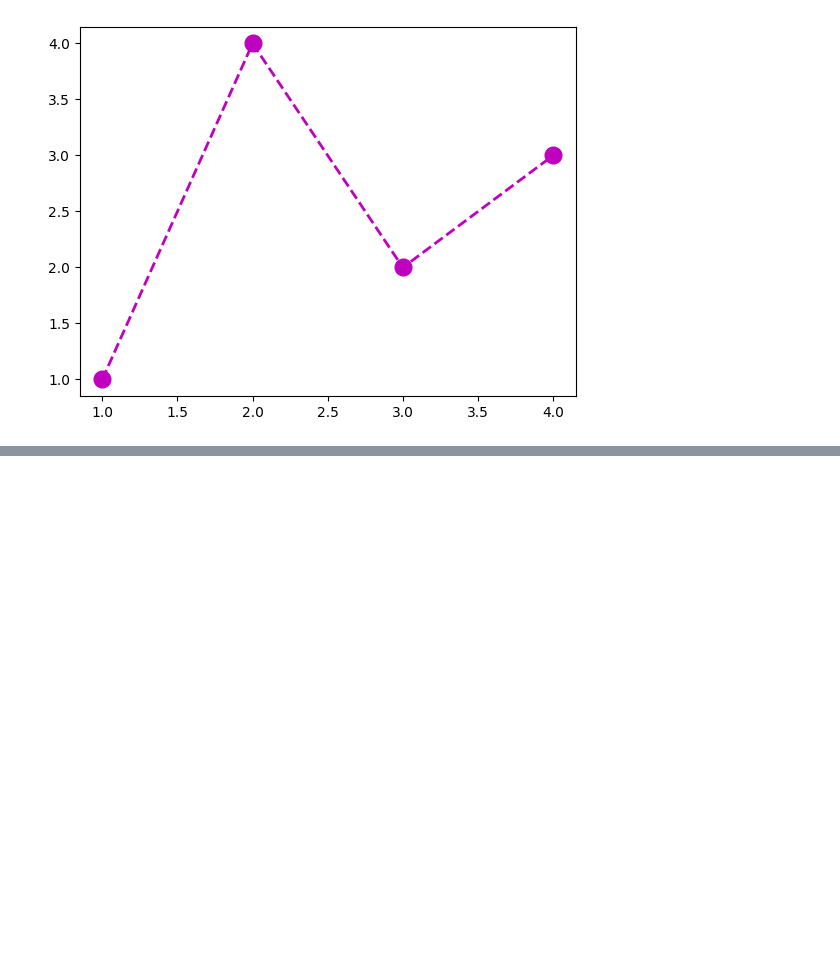
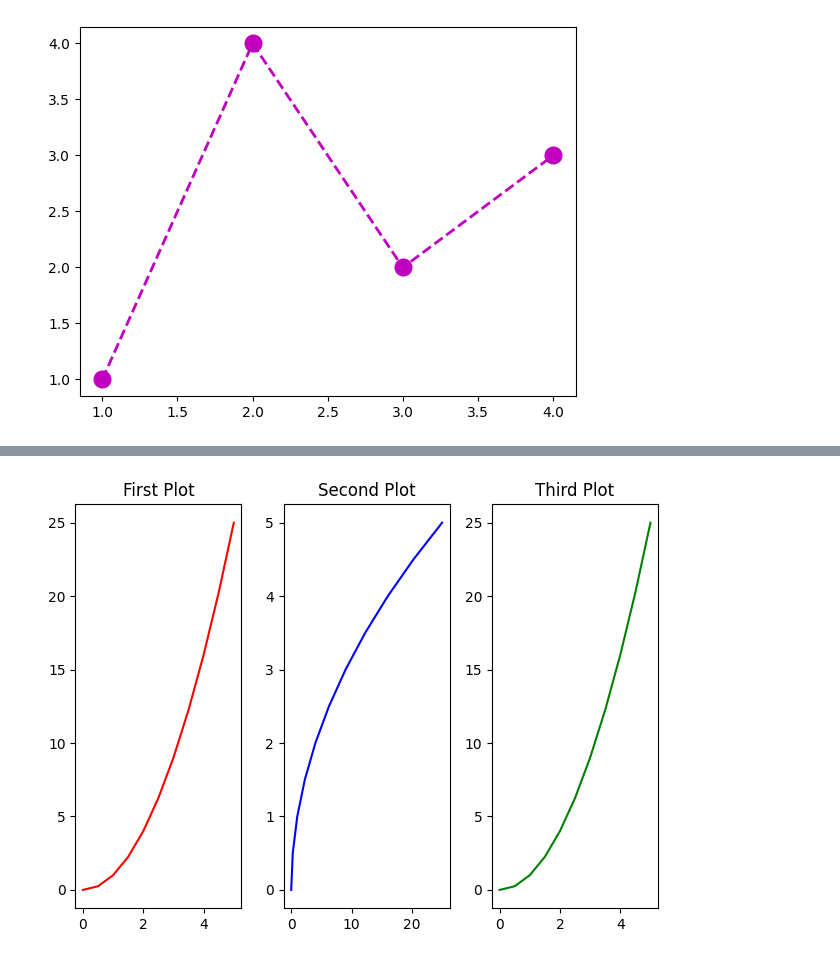
Before and after one commit to 130-SanaAsif/Data-Analysis, a Jupyter notebook: python basics and advanced/Matplotlib.ipynb, the cells around one changed output, grey strips where cells are left out. Cells and saved outputs as stored; diff of their text form; code cells hidden in the pictures; blank space fills up the shorter version.

```diff
--- a/python basics and advanced/Matplotlib.ipynb
+++ b/python basics and advanced/Matplotlib.ipynb
@@ -79,0 +85,15 @@ plt.plot
+# %%
+fig,axes = plt.subplots(nrows=1,ncols=3)
+
+axes[0].plot(x,y,'r')
+axes[0].set_title("First Plot")
+
+axes[1].plot(y,x,'b')
+axes[1].set_title("Second Plot")
+
+axes[2].plot(x,y,'g')
+axes[2].set_title("Third Plot")
+
+plt.tight_layout()
+# %% [output]
+[figure, added]
```
Also changed, not shown: parts of 6 cells of this notebook, 1 other file.
